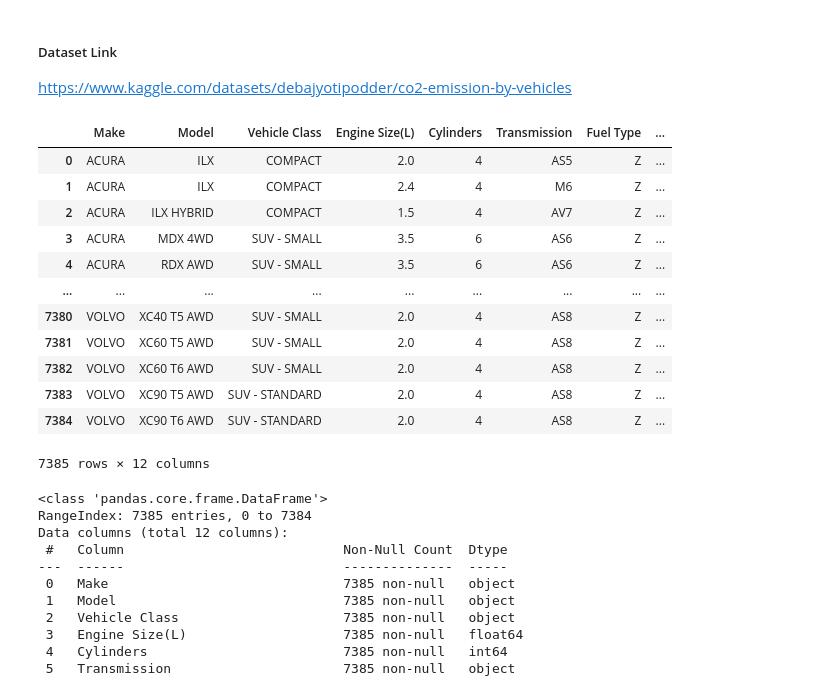
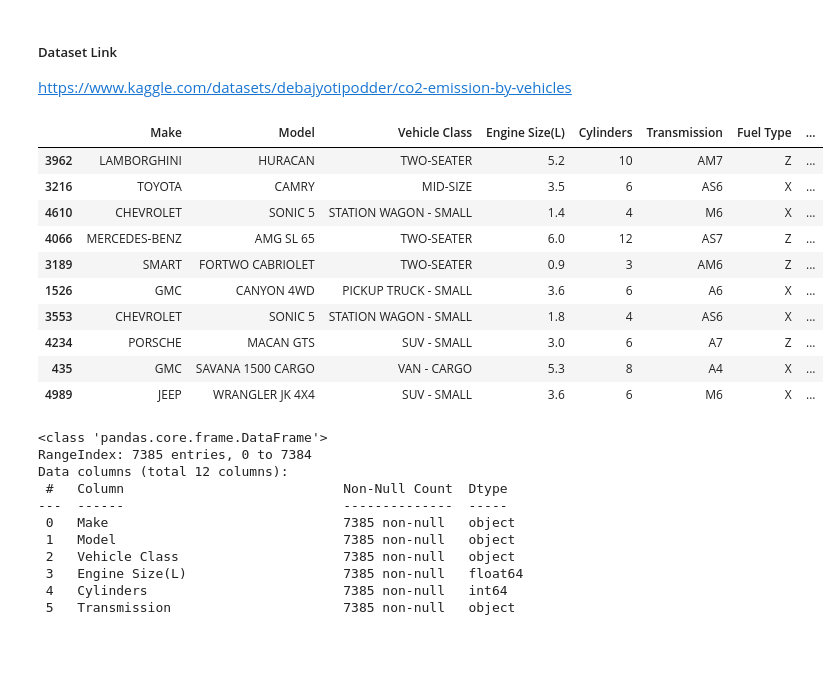
Before and after one commit to vyshakh17/ML-projects, a Jupyter notebook: co2 emission/CO2 Emission Prediction Canada.ipynb, the cells around one changed output. Drawn from its saved outputs; the diff is of its cells as text; code cells hidden in the pictures; blank space fills up the shorter version.

```diff
--- a/co2 emission/CO2 Emission Prediction Canada.ipynb
+++ b/co2 emission/CO2 Emission Prediction Canada.ipynb
@@ -23,21 +22,19 @@ from sklearn.ensemble import GradientBoostingRegressor,RandomForestRegressor,Ada
 from sklearn.svm import LinearSVR
 # %%
 df = pd.read_csv('./CO2 Emissions_Canada.csv')
-df
+df.sample(10)
 # %% [output]
 |  | Make | Model | Vehicle Class | Engine Size(L) | Cylinders | Transmission | Fuel Type | ... |
-| 0 | ACURA | ILX | COMPACT | 2.0 | 4 | AS5 | Z | ... |
-| 1 | ACURA | ILX | COMPACT | 2.4 | 4 | M6 | Z | ... |
-| 2 | ACURA | ILX HYBRID | COMPACT | 1.5 | 4 | AV7 | Z | ... |
-| 3 | ACURA | MDX 4WD | SUV - SMALL | 3.5 | 6 | AS6 | Z | ... |
-| 4 | ACURA | RDX AWD | SUV - SMALL | 3.5 | 6 | AS6 | Z | ... |
-| ... | ... | ... | ... | ... | ... | ... | ... | ... |
-| 7380 | VOLVO | XC40 T5 AWD | SUV - SMALL | 2.0 | 4 | AS8 | Z | ... |
-| 7381 | VOLVO | XC60 T5 AWD | SUV - SMALL | 2.0 | 4 | AS8 | Z | ... |
-| 7382 | VOLVO | XC60 T6 AWD | SUV - SMALL | 2.0 | 4 | AS8 | Z | ... |
-| 7383 | VOLVO | XC90 T5 AWD | SUV - STANDARD | 2.0 | 4 | AS8 | Z | ... |
-| 7384 | VOLVO | XC90 T6 AWD | SUV - STANDARD | 2.0 | 4 | AS8 | Z | ... |
+| 3962 | LAMBORGHINI | HURACAN | TWO-SEATER | 5.2 | 10 | AM7 | Z | ... |
+| 3216 | TOYOTA | CAMRY | MID-SIZE | 3.5 | 6 | AS6 | X | ... |
+| 4610 | CHEVROLET | SONIC 5 | STATION WAGON - SMALL | 1.4 | 4 | M6 | X | ... |
+| 4066 | MERCEDES-BENZ | AMG SL 65 | TWO-SEATER | 6.0 | 12 | AS7 | Z | ... |
+| 3189 | SMART | FORTWO CABRIOLET | TWO-SEATER | 0.9 | 3 | AM6 | Z | ... |
+| 1526 | GMC | CANYON 4WD | PICKUP TRUCK - SMALL | 3.6 | 6 | A6 | X | ... |
+| 3553 | CHEVROLET | SONIC 5 | STATION WAGON - SMALL | 1.8 | 4 | AS6 | X | ... |
+| 4234 | PORSCHE | MACAN GTS | SUV - SMALL | 3.0 | 6 | A7 | Z | ... |
+| 435 | GMC | SAVANA 1500 CARGO | VAN - CARGO | 5.3 | 8 | A4 | X | ... |
+| 4989 | JEEP | WRANGLER JK 4X4 | SUV - SMALL | 3.6 | 6 | M6 | X | ... |
-7385 rows × 12 columns
 # %%
 df.info()
 # %% [output]
```
Also changed, not shown: parts of 8 cells of this notebook.
